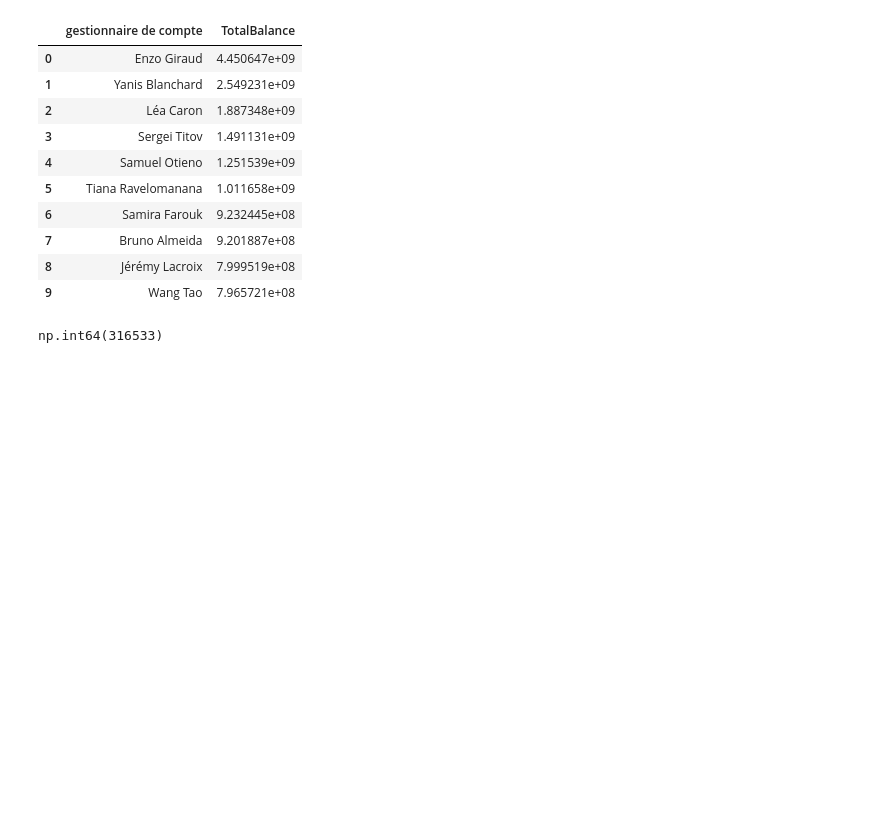
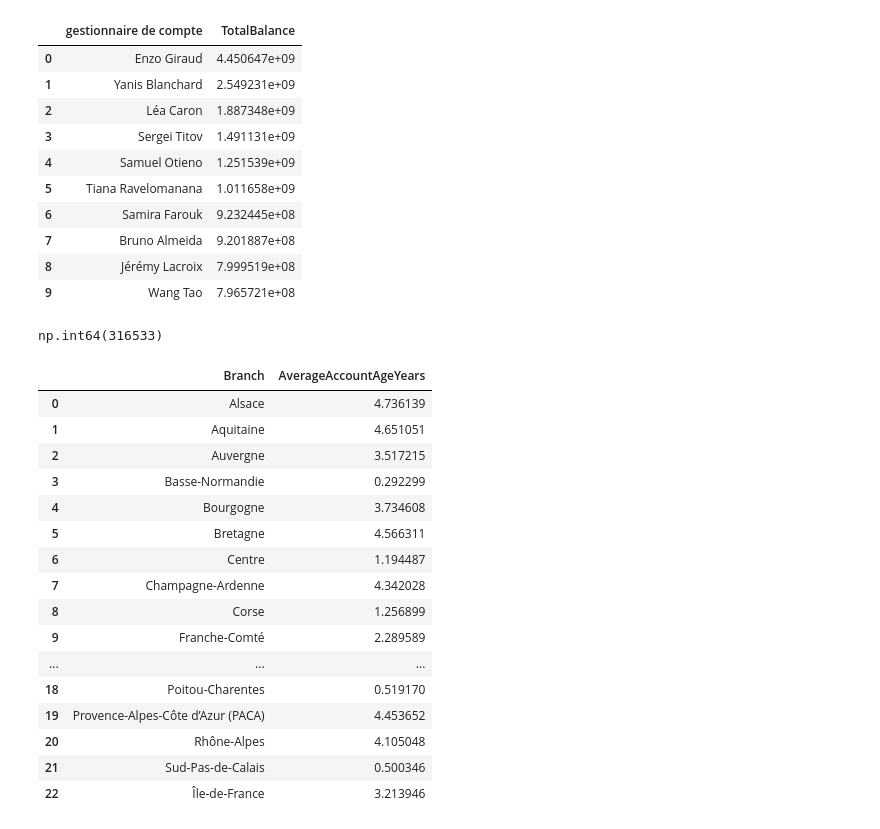
Before and after one commit to Dera2Salles/ETL, a Jupyter notebook: python-script.ipynb, the cells around one changed output. Drawn from its saved outputs; the diff is of its cells as text; code cells hidden in the pictures; blank space fills up the shorter version.

```diff
--- a/python-script.ipynb
+++ b/python-script.ipynb
@@ -174,3 +237,29 @@ actifAccountNumber = (dataFrameMerged["AccountStatus"] == "Active").sum()
 actifAccountNumber
 # %% [output]
 np.int64(316533)
+# %%
+averageAgeByBranch = (
+    dataFrameMerged
+    .groupby("Branch")["AccountAgeYears"]
+    .mean()
+    .reset_index(name="AverageAccountAgeYears")
+)
+averageAgeByBranch
+# %% [output]
+|  | Branch | AverageAccountAgeYears |
+| 0 | Alsace | 4.736139 |
+| 1 | Aquitaine | 4.651051 |
+| 2 | Auvergne | 3.517215 |
+| 3 | Basse-Normandie | 0.292299 |
+| 4 | Bourgogne | 3.734608 |
+| 5 | Bretagne | 4.566311 |
+| 6 | Centre | 1.194487 |
+| 7 | Champagne-Ardenne | 4.342028 |
+| 8 | Corse | 1.256899 |
+| 9 | Franche-Comté | 2.289589 |
+| ... | ... | ... |
+| 18 | Poitou-Charentes | 0.519170 |
+| 19 | Provence-Alpes-Côte d’Azur (PACA) | 4.453652 |
+| 20 | Rhône-Alpes | 4.105048 |
+| 21 | Sud-Pas-de-Calais | 0.500346 |
+| 22 | Île-de-France | 3.213946 |
```
Also changed, not shown: parts of 5 cells of this notebook, 1 other file.
